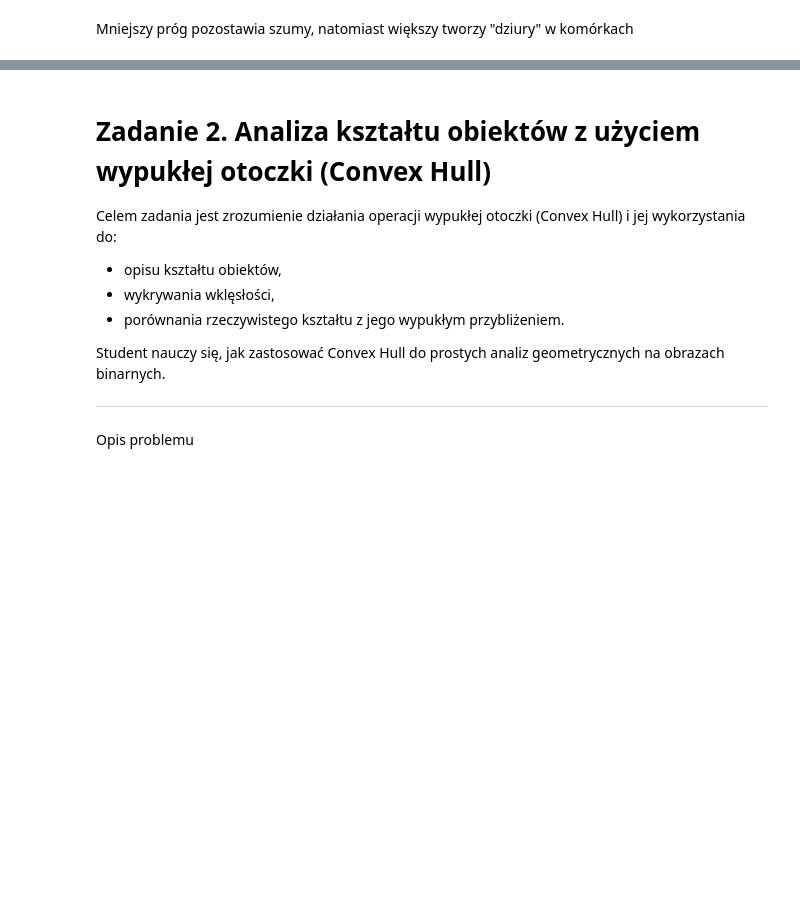
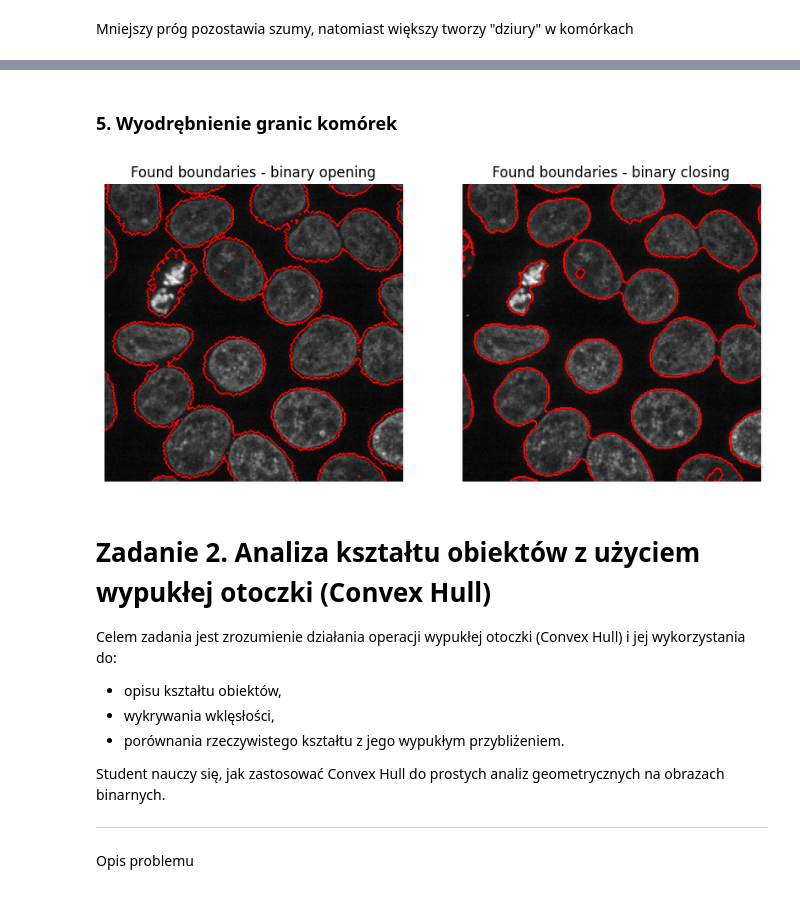
Before and after one commit to Mosder/agh, a Jupyter notebook: sem5/obrazki/lab2/lab2.ipynb, the cells around one changed output, grey strips where cells are left out. Saved outputs shown, nothing was run; the diff lists cells and outputs as text; code cells hidden in the pictures; blank space fills up the shorter version.

```diff
--- a/sem5/obrazki/lab2/lab2.ipynb
+++ b/sem5/obrazki/lab2/lab2.ipynb
@@ -510,3 +514,29 @@ show_gray_images([bin_open, middle_layer_equalized], ["???", "???"])
+# %% [markdown]
+### 5. Wyodrębnienie granic komórek
+# %%
+from matplotlib.colors import LinearSegmentedColormap
+
+bound_open = find_boundaries(bin_open)
+bound_close = find_boundaries(bin_close)
+
+fig, [ax1, ax2] = plt.subplots(1, 2)
+fig.set_size_inches(10, 5)
+
+cmap_alpha_red = LinearSegmentedColormap.from_list("alpha_red", ["#00000000", "#ff0000"])
+
+ax1.imshow(middle_layer, cmap='gray')
+ax1.imshow(bound_open, cmap=cmap_alpha_red)
+ax1.axis("off")
+ax1.set_title("Found boundaries - binary opening")
+
+ax2.imshow(middle_layer, cmap='gray')
+ax2.imshow(bound_close, cmap=cmap_alpha_red)
+ax2.axis("off")
+ax2.set_title("Found boundaries - binary closing")
+
+plt.show()
+# %% [output]
+[figure, added]
 # %% [markdown]
 # Zadanie 2. Analiza kształtu obiektów z użyciem wypukłej otoczki (Convex Hull)
 Celem zadania jest zrozumienie działania operacji wypukłej otoczki (Convex Hull) i jej wykorzystania do:
```
Also changed, not shown: parts of 17 cells of this notebook.
